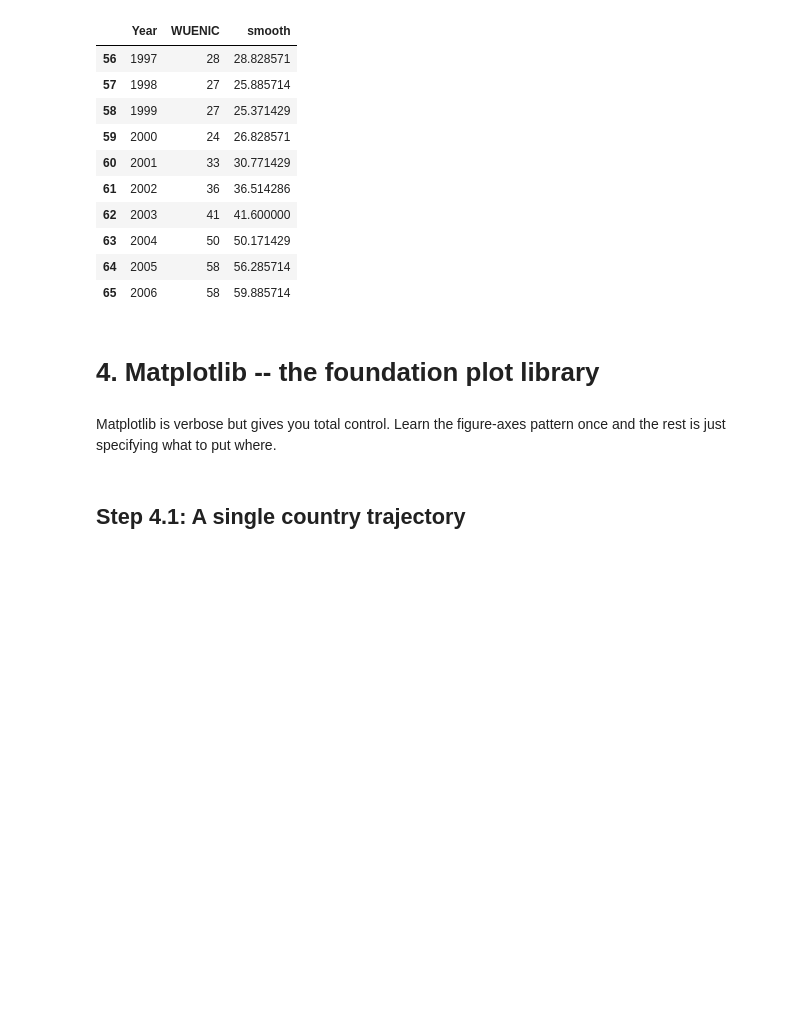
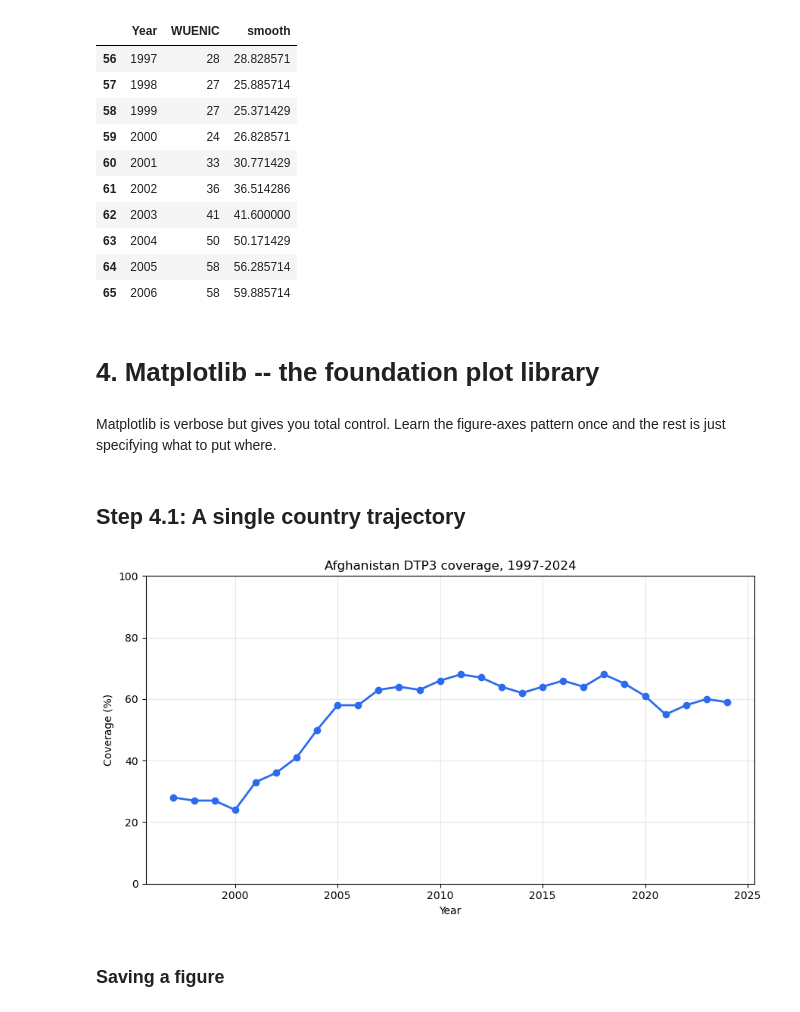
Before and after one commit to kj721/Ubiquitous, a Jupyter notebook: Projects/WUENIC 2025/cgpt_tutor_wuenic_2024.ipynb, the cells around one changed output. Cells and saved outputs as stored; diff of their text form; code cells hidden in the pictures; blank space fills up the shorter version.

Commit message:
WUENIC, Python odds and ends

```diff
--- a/Projects/WUENIC 2025/cgpt_tutor_wuenic_2024.ipynb
+++ b/Projects/WUENIC 2025/cgpt_tutor_wuenic_2024.ipynb
@@ -604,3 +604,20 @@ afg[["Year", "WUENIC", "smooth"]].head(10)
 Matplotlib is verbose but gives you total control. Learn the figure-axes pattern once and the rest is just specifying what to put where.
 # %% [markdown]
 ## Step 4.1: A single country trajectory
+# %%
+import matplotlib.pyplot as plt
+
+fig, ax = plt.subplots(figsize=(9, 5))
+afg = df.query("Country == 'Afghanistan' and Vaccine == 'DTP3'").sort_values("Year")
+ax.plot(afg["Year"], afg["WUENIC"], marker="o", linewidth=2, color="#2c6bed")
+ax.set_title("Afghanistan DTP3 coverage, 1997-2024")
+ax.set_xlabel("Year")
+ax.set_ylabel("Coverage (%)")
+ax.set_ylim(0, 100)
+ax.grid(alpha=0.3)
+plt.tight_layout()
+plt.show()
+# %% [output]
+[figure, added]
+# %% [markdown]
+### Saving a figure
```
Also changed, not shown: parts of 70 cells of this notebook, 10 other files.
